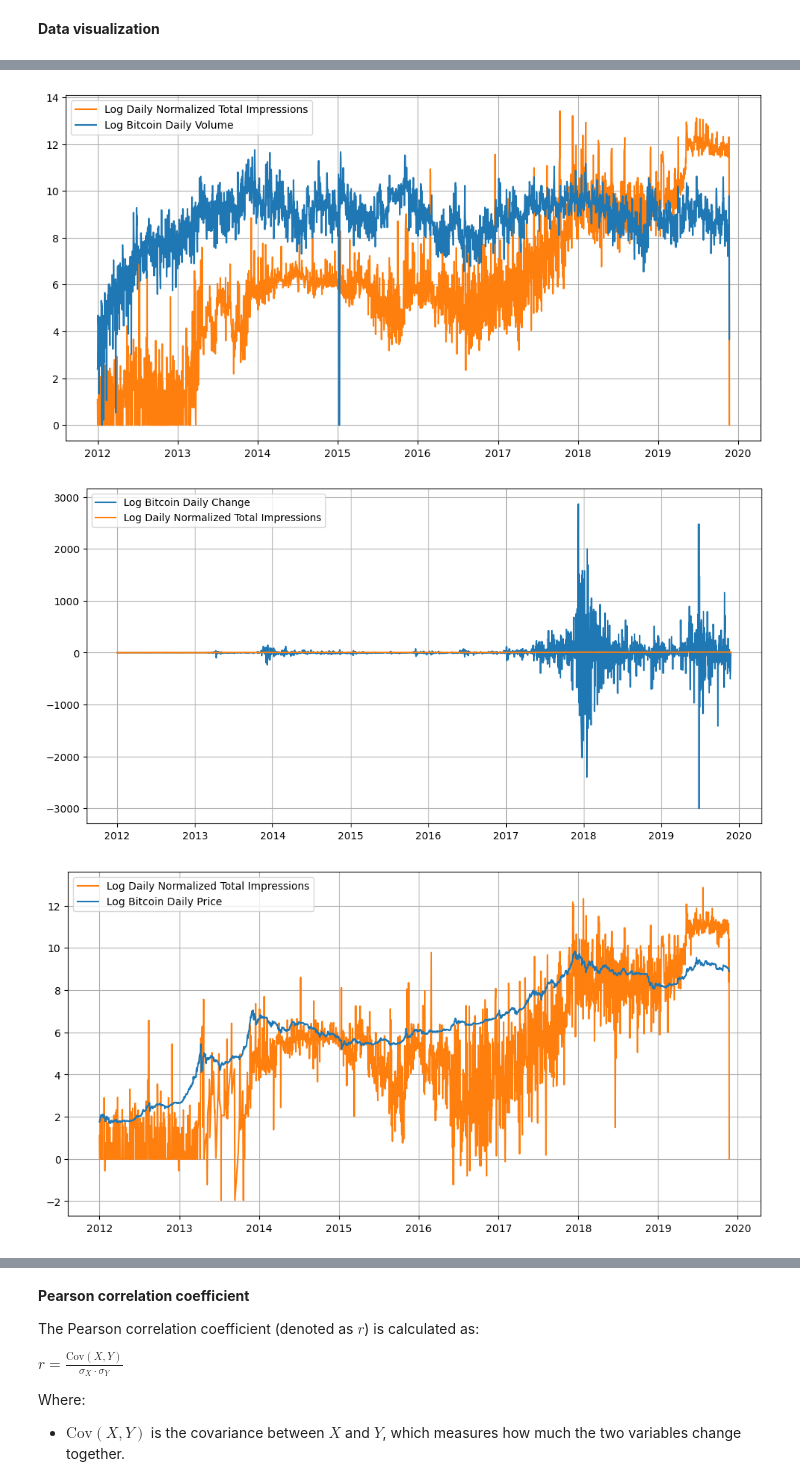
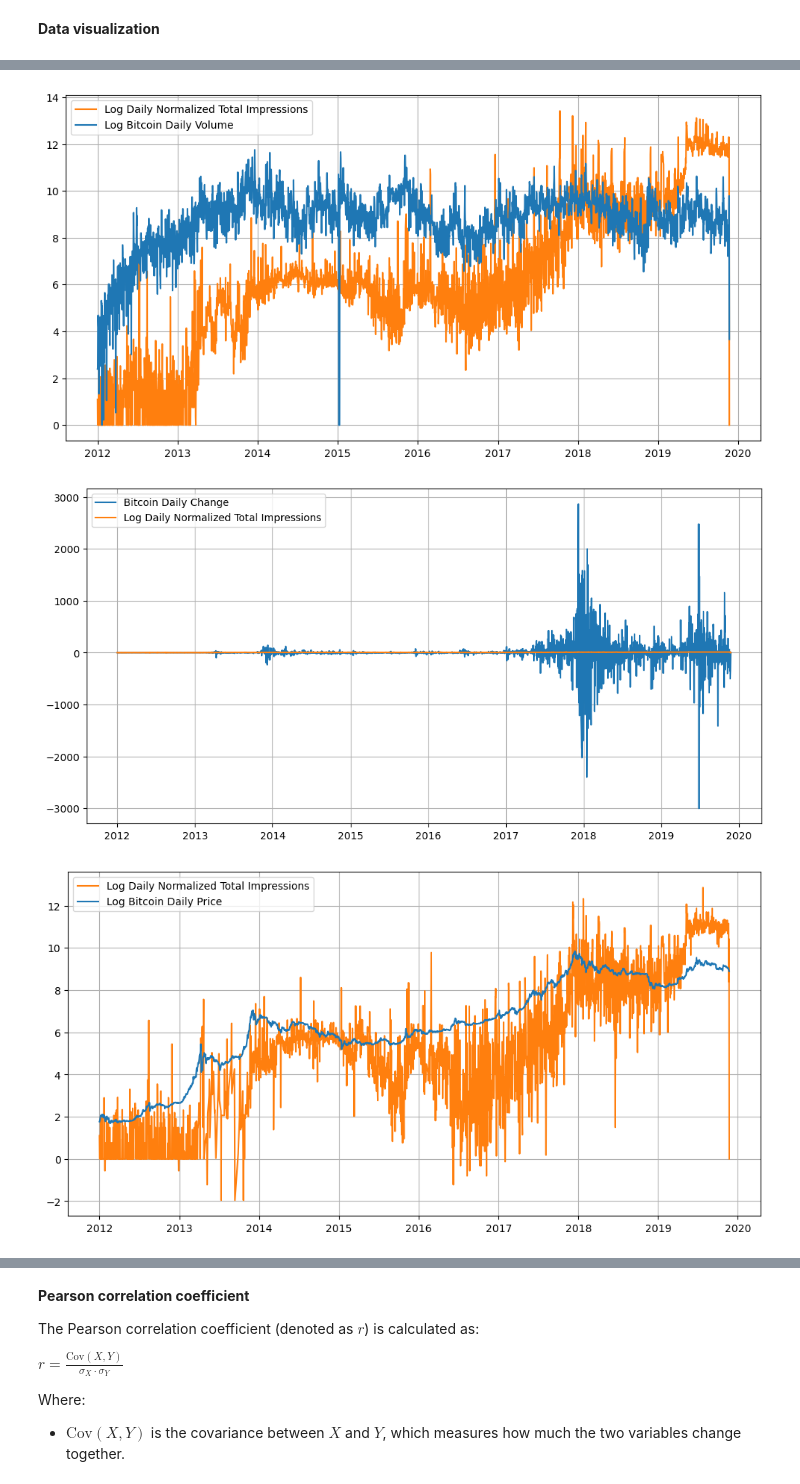
Before and after one commit to finn-prins/Scientific-Data-Analysis-Project, a Jupyter notebook: team_11.ipynb, the cells around one changed output, grey strips where cells are left out. Saved outputs shown, nothing was run; the diff lists cells and outputs as text; code cells hidden in the pictures.

```diff
--- a/team_11.ipynb
+++ b/team_11.ipynb
@@ -293,7 +293,7 @@ plt.show()
 
 # Bitcoin change vs log total impressions
 plt.figure(figsize=(12, 6))
-plt.plot(date_range, bitcoin['change'], label='Log Bitcoin Daily Change', color='#1f77b4')
+plt.plot(date_range, bitcoin['change'], label='Bitcoin Daily Change', color='#1f77b4')
 plt.plot(date_range, log_impressions, label='Log Daily Normalized Total Impressions', color='#ff7f0e')
 plt.legend()
 plt.grid(True)
@@ -304,34 +304,34 @@ plt.show()
 # Log Bitcoin price vs log sentiment magnitude
 plt.figure(figsize=(12, 6))
 plt.plot(date_range, log_sentiment, label='Log Daily Normalized Total Impressions', color='#ff7f0e')
 plt.plot(date_range, log_price, label='Log Bitcoin Daily Price', color='#1f77b4')
 plt.legend()
 plt.grid(True)
 plt.show()
 
 # Log Bitcoin volume vs log sentiment magnitude
 plt.figure(figsize=(12, 6))
 plt.plot(date_range, log_sentiment, label='Log Daily Normalized Total Impressions', color='#ff7f0e')
 plt.plot(date_range, log_volume, label='Log Bitcoin Daily Volume', color='#1f77b4')
 plt.legend()
 plt.grid(True)
 plt.show()
 
 # Bitcoin change vs log sentiment magnitude
 plt.figure(figsize=(12, 6))
-plt.plot(date_range, bitcoin['change'], label='Log Bitcoin Daily Change', color='#1f77b4')
+plt.plot(date_range, bitcoin['change'], label='Bitcoin Daily Change', color='#1f77b4')
 plt.plot(date_range, log_sentiment, label='Log Daily Normalized Total Impressions', color='#ff7f0e')
 plt.legend()
 plt.grid(True)
 plt.show()
 # %% [output]
 Price ADF: -1.7462653000164472, cutoff: {'1%': -3.432640929340317, '5%': -2.862552176016622, '10%': -2.567308811060259}
 Volume ADF: -5.226797842772533, cutoff: {'1%': -3.4326417322091425, '5%': -2.8625525306028794, '10%': -2.567308999840132}
 Change ADF: -10.137430057968306, cutoff: {'1%': -3.432642535640906, '5%': -2.8625528854376623, '10%': -2.567309188752335}
 Impressions ADF: -1.4014399996329272, cutoff: {'1%': -3.432642535640906, '5%': -2.8625528854376623, '10%': -2.567309188752335}
 Sentiment ADF: -1.6440165706472618, cutoff: {'1%': -3.432642535640906, '5%': -2.8625528854376623, '10%': -2.567309188752335}
 [figure]
 [figure]
-[figure, old version]
+[figure, new version]
 [figure]
 [figure]
```
Also changed, not shown: parts of 5 cells of this notebook.
